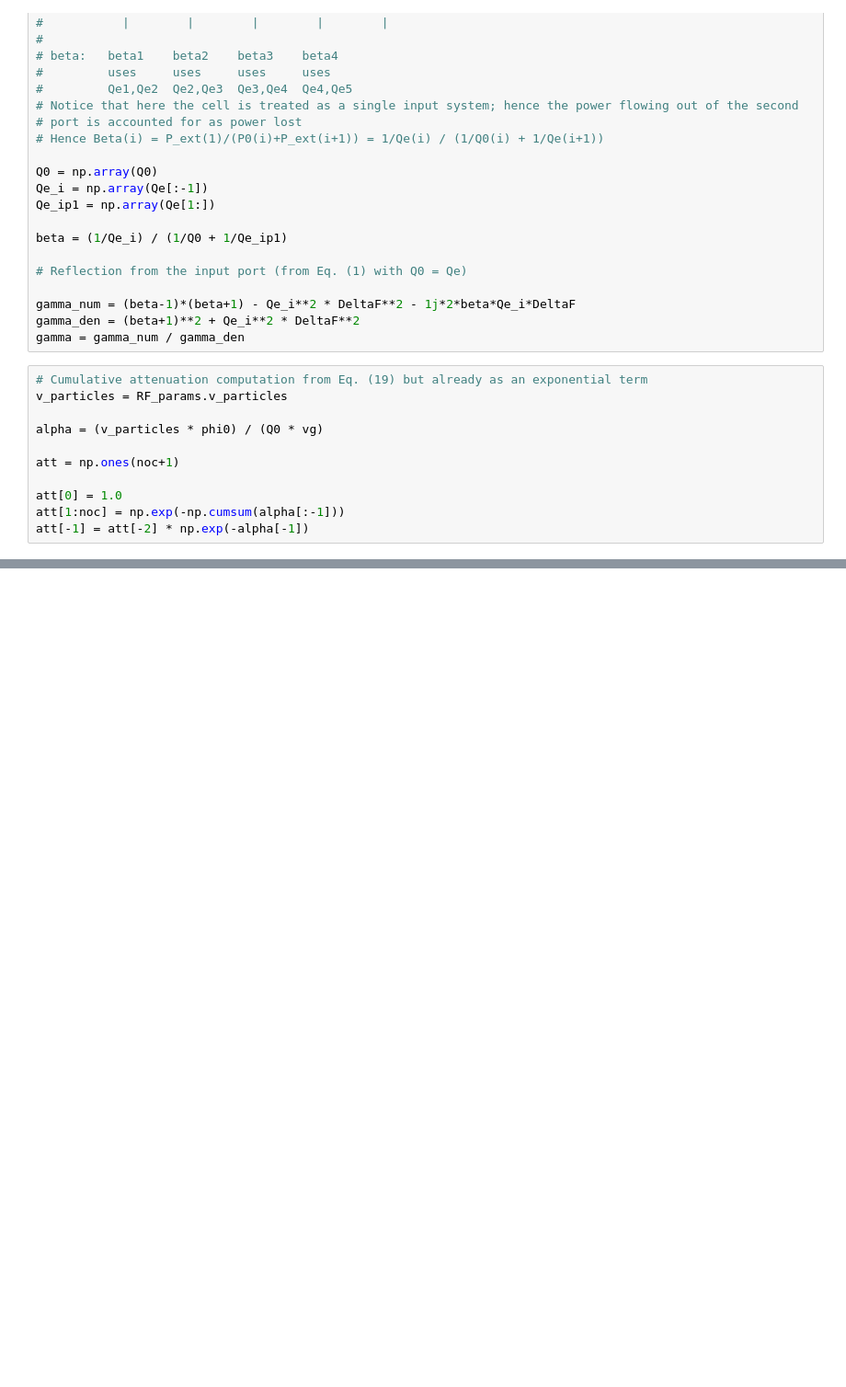
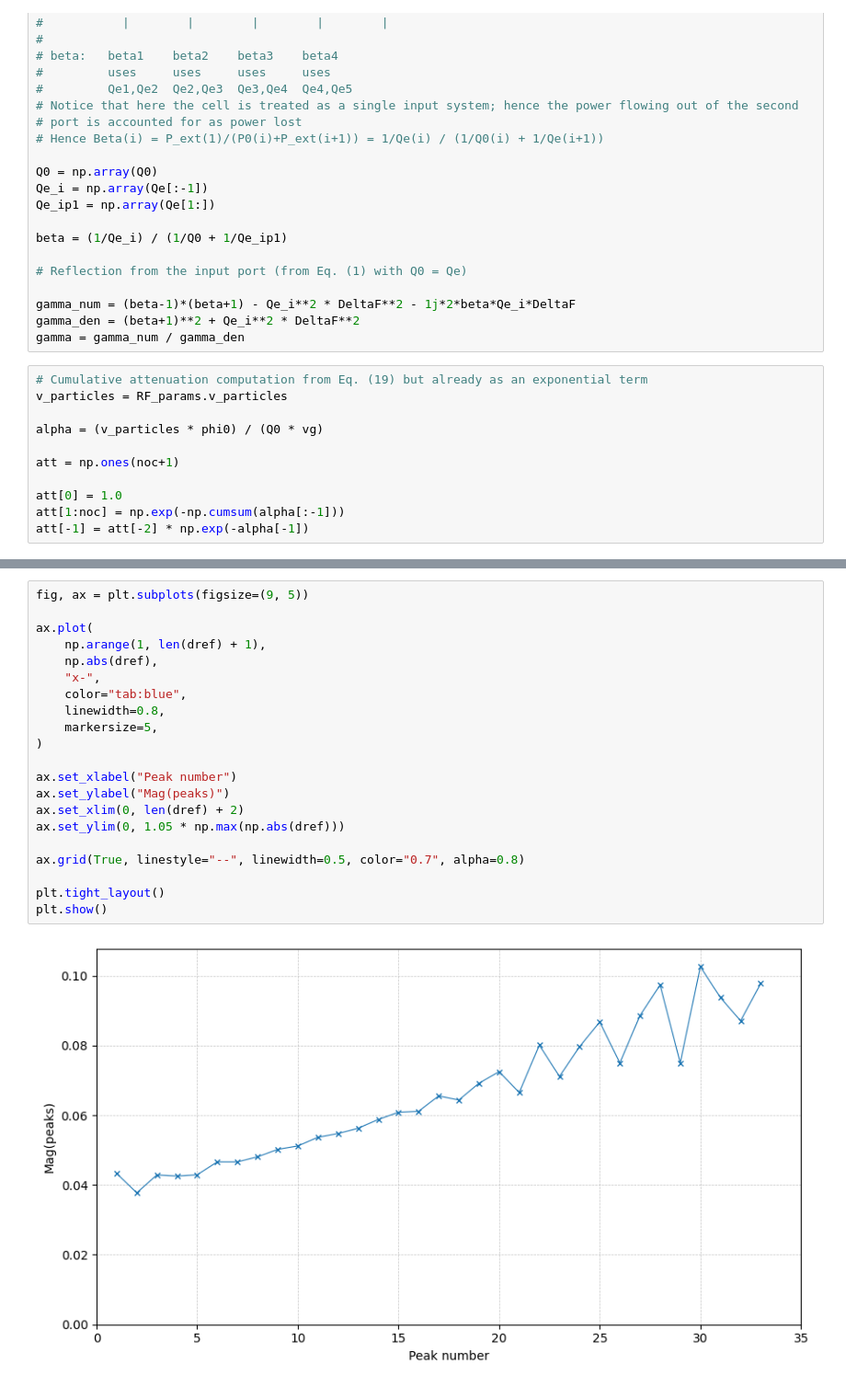
Before and after one commit to lsito/mast, a Jupyter notebook: notebook/Calculations_test.ipynb, the cells around one changed output, grey strips where cells are left out. Shown at 92% size. Drawn from its saved outputs; the diff is of its cells as text; blank space fills up the shorter version.

```diff
--- a/notebook/Calculations_test.ipynb
+++ b/notebook/Calculations_test.ipynb
@@ -132,0 +488,23 @@ Should be a routine to read and evaluate beadpull files
+# %%
+fig, ax = plt.subplots(figsize=(9, 5))
+
+ax.plot(
+    np.arange(1, len(dref) + 1),
+    np.abs(dref),
+    "x-",
+    color="tab:blue",
+    linewidth=0.8,
+    markersize=5,
+)
+
+ax.set_xlabel("Peak number")
+ax.set_ylabel("Mag(peaks)")
+ax.set_xlim(0, len(dref) + 2)
+ax.set_ylim(0, 1.05 * np.max(np.abs(dref)))
+
+ax.grid(True, linestyle="--", linewidth=0.5, color="0.7", alpha=0.8)
+
+plt.tight_layout()
+plt.show()
+# %% [output]
+[figure, added]
```
Also changed, not shown: parts of 10 cells of this notebook.
